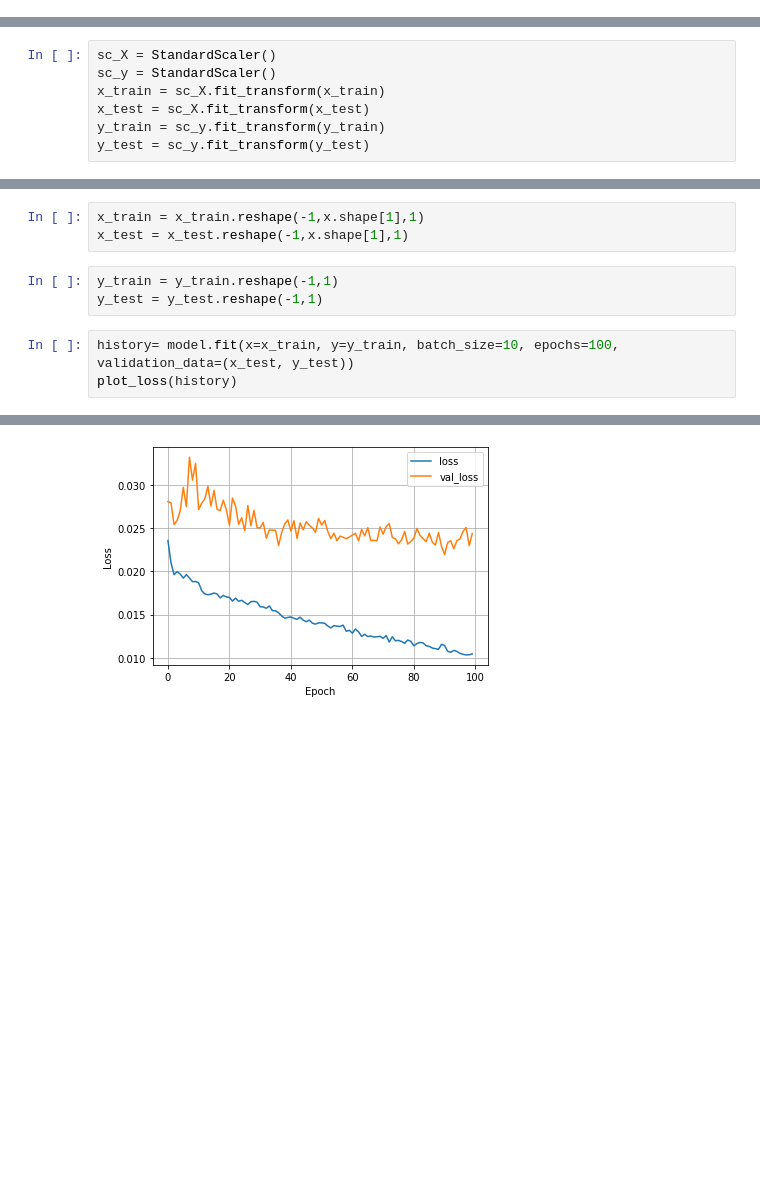
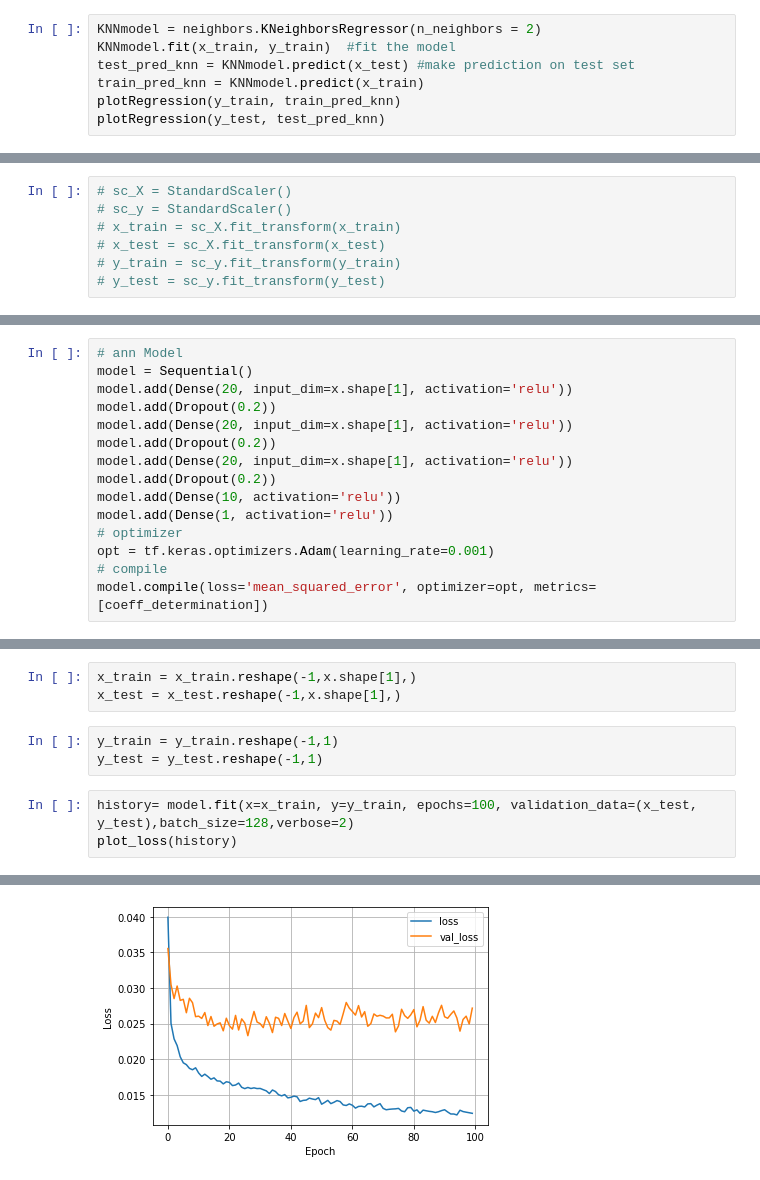
Before and after one commit to bradley-p/Solar_Energy_Forecasting, a Jupyter notebook: src/learning_experiments.ipynb, the cells around one changed output, grey strips where cells are left out. Cells and saved outputs as stored; diff of their text form; blank space fills up the shorter version.

Commit message:
quick learning with new version of data

```diff
--- a/src/learning_experiments.ipynb
+++ b/src/learning_experiments.ipynb
@@ -91,0 +99,7 @@ xtrain
+# %%
+KNNmodel = neighbors.KNeighborsRegressor(n_neighbors = 2)
+KNNmodel.fit(x_train, y_train)  #fit the model
+test_pred_knn = KNNmodel.predict(x_test) #make prediction on test set
+train_pred_knn = KNNmodel.predict(x_train)
+plotRegression(y_train, train_pred_knn)
+plotRegression(y_test, test_pred_knn)
@@ -136,12 +159,12 @@ plotRegression(y_test, y_test_pred)
 ## Support Vector Regression
 <hr>
 # %%
-sc_X = StandardScaler()
-sc_y = StandardScaler()
-x_train = sc_X.fit_transform(x_train)
-x_test = sc_X.fit_transform(x_test)
-y_train = sc_y.fit_transform(y_train)
-y_test = sc_y.fit_transform(y_test)
+# sc_X = StandardScaler()
+# sc_y = StandardScaler()
+# x_train = sc_X.fit_transform(x_train)
+# x_test = sc_X.fit_transform(x_test)
+# y_train = sc_y.fit_transform(y_train)
+# y_test = sc_y.fit_transform(y_test)
 # %%
 plt.figure()
 plt.hist(y_train, edgecolor='black')
@@ -231,6 +247,21 @@ model.add(Dense(1, activation='relu'))
 opt = tf.keras.optimizers.Adam(learning_rate=0.001, decay=1e-5)
 # compile
 model.compile(loss='mean_squared_error', optimizer=opt, metrics=[coeff_determination])
+# %%
+# ann Model
+model = Sequential()
+model.add(Dense(20, input_dim=x.shape[1], activation='relu'))
+model.add(Dropout(0.2))
+model.add(Dense(20, input_dim=x.shape[1], activation='relu'))
+model.add(Dropout(0.2))
+model.add(Dense(20, input_dim=x.shape[1], activation='relu'))
+model.add(Dropout(0.2))
+model.add(Dense(10, activation='relu'))
+model.add(Dense(1, activation='relu'))
+# optimizer
+opt = tf.keras.optimizers.Adam(learning_rate=0.001)
+# compile
+model.compile(loss='mean_squared_error', optimizer=opt, metrics=[coeff_determination])
 # %%
 def plot_loss(history):
   plt.figure()
@@ -249,13 +280,13 @@ def plot_loss(history):
   plt.legend()
   plt.show()
 # %%
-x_train = x_train.reshape(-1,x.shape[1],1)
-x_test = x_test.reshape(-1,x.shape[1],1)
+x_train = x_train.reshape(-1,x.shape[1],)
+x_test = x_test.reshape(-1,x.shape[1],)
 # %%
 y_train = y_train.reshape(-1,1)
 y_test = y_test.reshape(-1,1)
 # %%
-history= model.fit(x=x_train, y=y_train, batch_size=10, epochs=100, validation_data=(x_test, y_test))
+history= model.fit(x=x_train, y=y_train, epochs=100, validation_data=(x_test, y_test),batch_size=128,verbose=2)
 plot_loss(history)
 # %% [output]
 Epoch 1/100
@@ -278 +309 @@ Epoch 100/100
-[figure, old version]
+[figure, new version]
```
Also changed, not shown: parts of 14 cells of this notebook, 1 other file.
